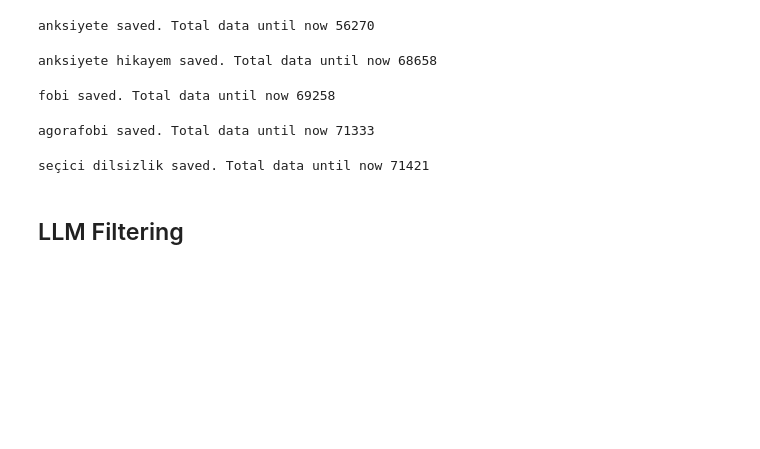
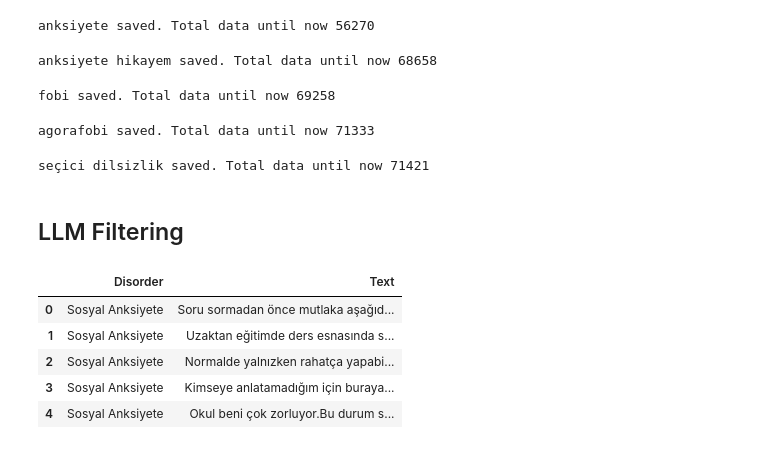
Before and after one commit to Halil3509/TEKNOFEST-Dilbazlar, a Jupyter notebook: Notebooks/Youtube_Scraping.ipynb, the cells around one changed output. Drawn from its saved outputs; the diff is of its cells as text; code cells hidden in the pictures; blank space fills up the shorter version.

Commit message:
Youtube updated scraping

```diff
--- a/Notebooks/Youtube_Scraping.ipynb
+++ b/Notebooks/Youtube_Scraping.ipynb
@@ -77,0 +86,10 @@ seçici dilsizlik saved. Total data until now 71421
+# %%
+youtube_pure_data = pd.read_excel("../Data/youtube_pure_data.xlsx")
+youtube_pure_data.head()
+# %% [output]
+|  | Disorder | Text |
+| 0 | Sosyal Anksiyete | Soru sormadan önce mutlaka aşağıd... |
+| 1 | Sosyal Anksiyete | Uzaktan eğitimde ders esnasında s... |
+| 2 | Sosyal Anksiyete | Normalde yalnızken rahatça yapabi... |
+| 3 | Sosyal Anksiyete | Kimseye anlatamadığım için buraya... |
+| 4 | Sosyal Anksiyete | Okul beni çok zorluyor.Bu durum s... |
```
Also changed, not shown: parts of 9 cells of this notebook.
